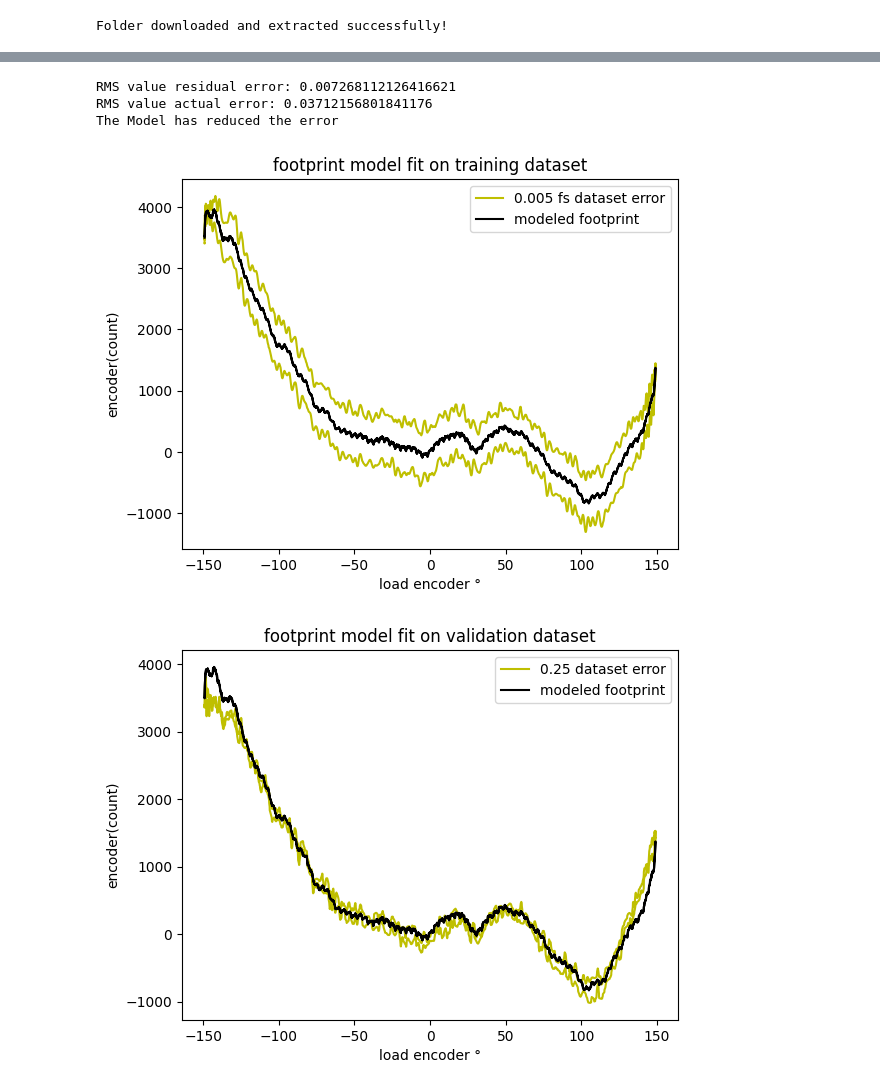
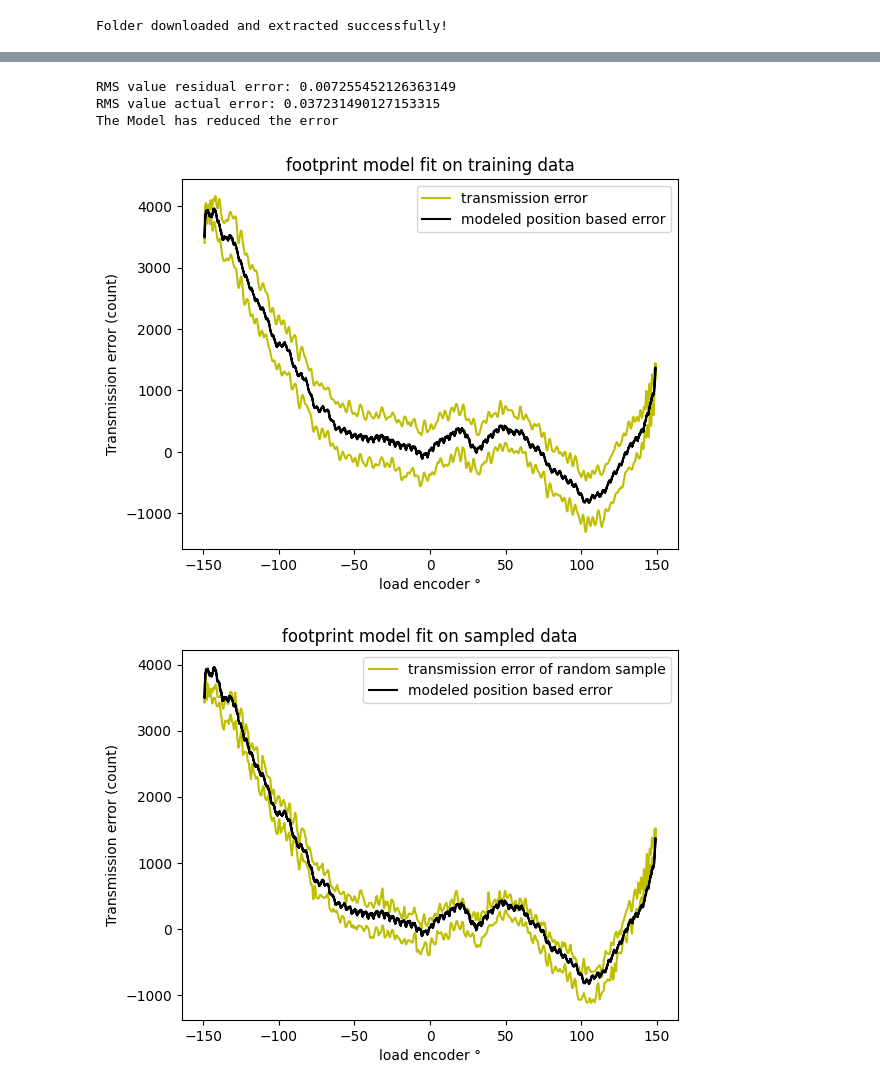
Before and after one commit to allwinlucious/MasterThesis, a Jupyter notebook: 3.1_Analytical_Method.ipynb, the cells around one changed output, grey strips where cells are left out. Saved outputs shown, nothing was run; the diff lists cells and outputs as text; code cells hidden in the pictures.

```diff
--- a/3.1_Analytical_Method.ipynb
+++ b/3.1_Analytical_Method.ipynb
@@ -47,36 +72,34 @@ plt.show()
 # %%
-#learn foot print from the slowest data
+#learn characteristic footprint error from the slowest data
 footprint_coeff = model_footprint(data["0.97"])
-np.save("footprint_coeff.npy",footprint_coeff)
+np.save("utils/analytical/footprint_coeff.npy",footprint_coeff)
 
 for key in data:
     data[key]['modeled_footprint'] = data[key].apply(lambda row: footprint_error(footprint_coeff,row["filtered_motor_enc"], row["filtered_load_enc"]), axis=1)
 
 
-plt.plot(data["0.97"].encoder_loadinc_3*count_to_deg, (data["0.97"].filtered_motor_enc/gear_ratio - data["0.97"].filtered_load_enc) ,'y',label = '0.005 fs dataset error')
-plt.plot(data["0.97"].encoder_loadinc_3*count_to_deg,data["0.97"].modeled_footprint/count_to_deg,'black',label = 'modeled footprint')
-plt.ylabel('encoder(count)')
+plt.plot(data["0.97"].encoder_loadinc_3*count_to_deg, (data["0.97"].filtered_motor_enc/gear_ratio - data["0.97"].filtered_load_enc) ,'y',label = 'transmission error')
+plt.plot(data["0.97"].encoder_loadinc_3*count_to_deg,data["0.97"].modeled_footprint/count_to_deg,'black',label = 'modeled position based error')
+plt.ylabel('Transmission error (count)')
 plt.xlabel('load encoder °')
 plt.legend()
-plt.title("footprint model fit on training dataset")
+plt.title("footprint model fit on training data")
 plt.show()
-plt.close()
 # %% [output]
-RMS value residual error: 0.007268112126416621
-RMS value actual error: 0.03712156801841176
+RMS value residual error: 0.007255452126363149
+RMS value actual error: 0.037231490127153315
 The Model has reduced the error
-[figure, old version]
+[figure, new version]
 # %%
-plt.plot(data["0.27"].encoder_loadinc_3*count_to_deg, (data["0.27"].filtered_motor_enc/gear_ratio - data["0.27"].filtered_load_enc) ,'y',label = '0.25 dataset error')
-plt.plot(data["0.27"].encoder_loadinc_3*count_to_deg,data["0.27"].modeled_footprint/count_to_deg,'black',label = 'modeled footprint')
-plt.ylabel('encoder(count)')
+plt.plot(data[sample].encoder_loadinc_3*count_to_deg, (data[sample].filtered_motor_enc/gear_ratio - data[sample].filtered_load_enc) ,'y',label = 'transmission error of random sample')
+plt.plot(data[sample].encoder_loadinc_3*count_to_deg,data[sample].modeled_footprint/count_to_deg,'black',label = 'modeled position based error')
+plt.ylabel('Transmission error (count)')
 plt.xlabel('load encoder °')
 plt.legend()
-plt.title("footprint model fit on validation dataset")
+plt.title("footprint model fit on sampled data")
 plt.show()
-plt.close()
 # %% [output]
-[figure, old version]
+[figure, new version]
 # %%
 #calculate residuals by compensating for footprint
 for key in data:
```
Also changed, not shown: parts of 14 cells of this notebook, 3 other files.
